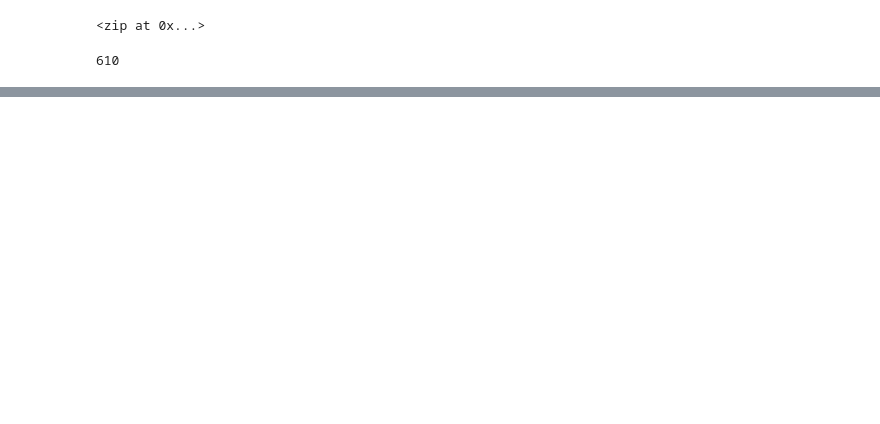
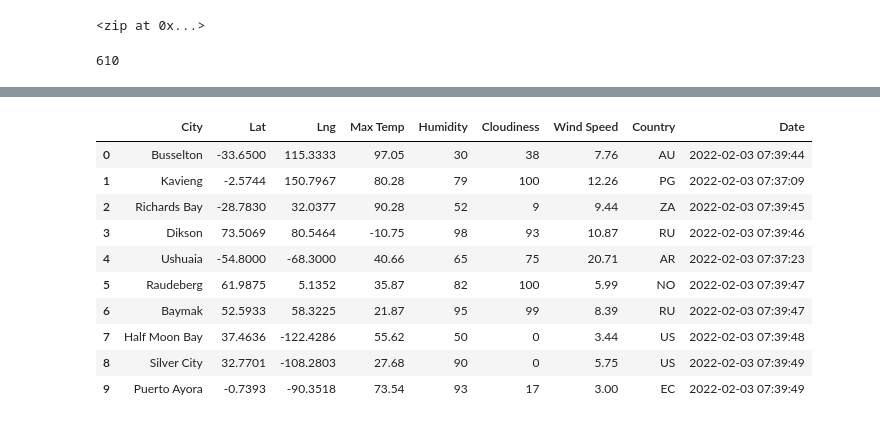
Before and after one commit to Akotovets1/World_Weather_Analysis, a Jupyter notebook: WeatherPy.ipynb, the cells around one changed output, grey strips where cells are left out. Drawn from its saved outputs; the diff is of its cells as text; code cells hidden in the pictures; blank space fills up the shorter version.

Commit message:
Adding WeatherPy

```diff
--- a/WeatherPy.ipynb
+++ b/WeatherPy.ipynb
@@ -33,0 +43,3 @@ len(cities)
+# %%
+# Starting URL for Weather Map API Call.
+url = "http://api.openweathermap.org/data/2.5/weather?units=Imperial&APPID=" + weather_api_key
@@ -33,0 +124,16 @@ len(cities)
+# %%
+# Convert the array of dictionaries to a Pandas DataFrame.
+city_data_df = pd.DataFrame(city_data)
+city_data_df.head(10)
+# %% [output]
+|  | City | Lat | Lng | Max Temp | Humidity | Cloudiness | Wind Speed | Country | Date |
+| 0 | Busselton | -33.6500 | 115.3333 | 97.05 | 30 | 38 | 7.76 | AU | 2022-02-03 07:39:44 |
+| 1 | Kavieng | -2.5744 | 150.7967 | 80.28 | 79 | 100 | 12.26 | PG | 2022-02-03 07:37:09 |
+| 2 | Richards Bay | -28.7830 | 32.0377 | 90.28 | 52 | 9 | 9.44 | ZA | 2022-02-03 07:39:45 |
+| 3 | Dikson | 73.5069 | 80.5464 | -10.75 | 98 | 93 | 10.87 | RU | 2022-02-03 07:39:46 |
+| 4 | Ushuaia | -54.8000 | -68.3000 | 40.66 | 65 | 75 | 20.71 | AR | 2022-02-03 07:37:23 |
+| 5 | Raudeberg | 61.9875 | 5.1352 | 35.87 | 82 | 100 | 5.99 | NO | 2022-02-03 07:39:47 |
+| 6 | Baymak | 52.5933 | 58.3225 | 21.87 | 95 | 99 | 8.39 | RU | 2022-02-03 07:39:47 |
+| 7 | Half Moon Bay | 37.4636 | -122.4286 | 55.62 | 50 | 0 | 3.44 | US | 2022-02-03 07:39:48 |
+| 8 | Silver City | 32.7701 | -108.2803 | 27.68 | 90 | 0 | 5.75 | US | 2022-02-03 07:39:49 |
+| 9 | Puerto Ayora | -0.7393 | -90.3518 | 73.54 | 93 | 17 | 3.00 | EC | 2022-02-03 07:39:49 |
```
Also changed, not shown: parts of 4 cells of this notebook, 3 other files.
